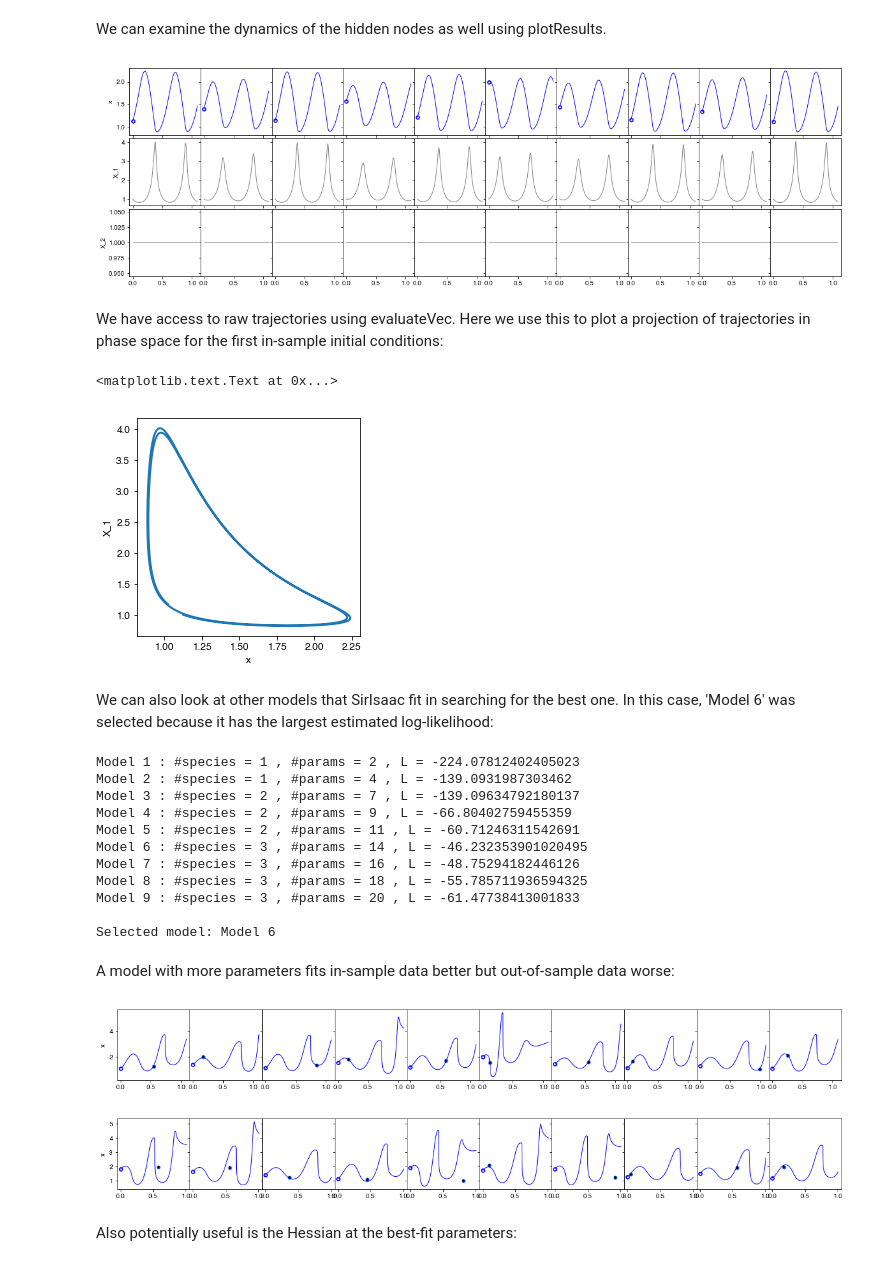
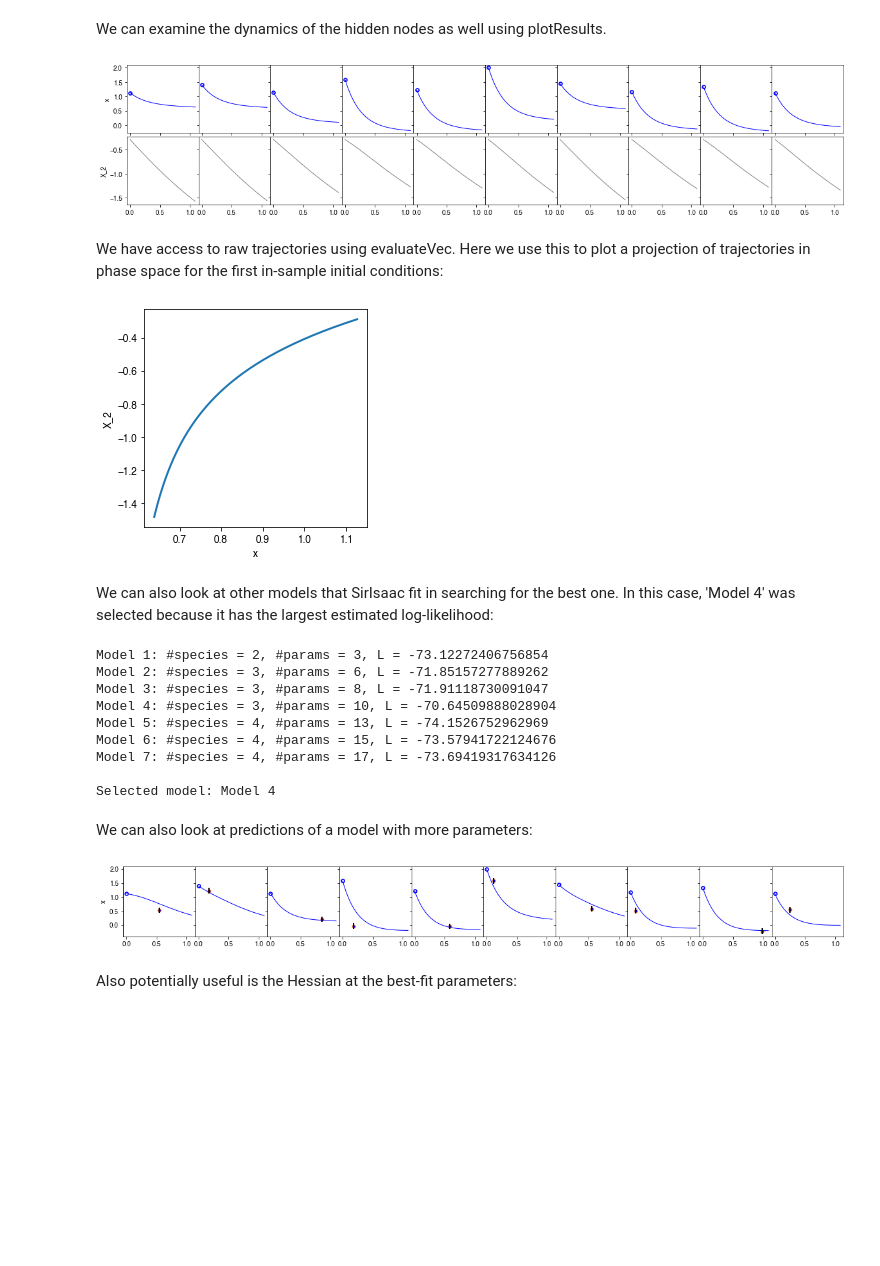
Before and after one commit to EmoryUniversityTheoreticalBiophysics/SirIsaac, a Jupyter notebook: simpleExample.ipynb, the cells around one changed output. Drawn from its saved outputs; the diff is of its cells as text; code cells hidden in the pictures; blank space fills up the shorter version.

Commit message:
update simpleExample to be simpler and quicker to run

```diff
--- a/simpleExample.ipynb
+++ b/simpleExample.ipynb
@@ -258,6 +279,6 @@ copying /Users/bryandaniels/anaconda2/lib/python2.7/site-packages/numpy/f2py/src
 # %%
 # Load saved version of fittingProblem that has already been fit.
-p = fittingProblem.load('simpleExample_savedFittingProblem.data')
+p = fittingProblem.load('simpleExample_savedFittingProblem.pkl')
 # %% [output]
 running build_ext
 running build_src
@@ -328,62 +477,56 @@ More details
 # %% [markdown]
 We can examine the dynamics of the hidden nodes as well using plotResults.
 # %%
-pylab.figure(figsize=(20,6))
+plt.figure(figsize=(20,4))
 m = p.getBestModel()
-m.plotResults(p.fittingData[:10],p.indepParamsList[:10],
-              plotInitialConditions=True,plotHiddenNodes=True);
+m.plotResults(p.fittingData[:10],
+              p.indepParamsList[:10],
+              plotInitialConditions=True,
+              plotHiddenNodes=True);
 # %% [output]
-[figure, old version]
+[figure, new version]
 # %% [markdown]
 We have access to raw trajectories using evaluateVec.  Here we use this to plot a projection of trajectories in phase space for the first in-sample initial conditions:
 # %%
-pylab.figure(figsize=(4,4))
-times = scipy.linspace(0,1,1000)
+plt.figure(figsize=(4,4))
+times = np.linspace(0,1,1000)
 xdata = m.evaluateVec(times,'x',p.indepParamsList[0])
-X1data = m.evaluateVec(times,'X_1',p.indepParamsList[0])
-fittingProblem.Plotting.plot(xdata,X1data)
-pylab.xlabel('x')
-pylab.ylabel('X_1')
+X2data = m.evaluateVec(times,'X_2',p.indepParamsList[0])
+fittingProblem.Plotting.plot(xdata,X2data)
+plt.xlabel('x')
+plt.ylabel('X_2');
 # %% [output]
-<matplotlib.text.Text at 0x...>
-[figure, old version]
+[figure, new version]
 # %% [markdown]
-We can also look at other models that SirIsaac fit in searching for the best one.  In this case, 'Model 6' was selected because it has the largest estimated log-likelihood:
+We can also look at other models that SirIsaac fit in searching for the best one.  In this case, 'Model 4' was selected because it has the largest estimated log-likelihood:
 # %%
 for name in p.fittingModelNames:
-  if name in p.logLikelihoodDict.keys():
-    print name, ': #species =',len(p.fittingModelDict[name].speciesNames),\
-                ', #params =',p.numParametersDict[name],\
-                ', L =', p.logLikelihoodDict[name]
-print
-print 'Selected model:',p.maxLogLikelihoodName()
+    if name in p.logLikelihoodDict.keys():
+        print('{}: #species = {}, #params = {}, L = {}'.format(name,
+              len(p.fittingModelDict[name].speciesNames),
+              p.numParametersDict[name],
+              p.logLikelihoodDict[name]))
+print()
+print('Selected model:',p.maxLogLikelihoodName())
 # %% [output]
-Model 1 : #species = 1 , #params = 2 , L = -224.07812402405023
-Model 2 : #species = 1 , #params = 4 , L = -139.0931987303462
-Model 3 : #species = 2 , #params = 7 , L = -139.09634792180137
-Model 4 : #species = 2 , #params = 9 , L = -66.80402759455359
-Model 5 : #species = 2 , #params = 11 , L = -60.71246311542691
-Model 6 : #species = 3 , #params = 14 , L = -46.232353901020495
-Model 7 : #species = 3 , #params = 16 , L = -48.75294182446126
-Model 8 : #species = 3 , #params = 18 , L = -55.785711936594325
-Model 9 : #species = 3 , #params = 20 , L = -61.47738413001833
+Model 1: #species = 2, #params = 3, L = -73.12272406756854
+Model 2: #species = 3, #params = 6, L = -71.85157277889262
+Model 3: #species = 3, #params = 8, L = -71.91118730091047
+Model 4: #species = 3, #params = 10, L = -70.64509888028904
+Model 5: #species = 4, #params = 13, L = -74.1526752962969
+Model 6: #species = 4, #params = 15, L = -73.57941722124676
+Model 7: #species = 4, #params = 17, L = -73.69419317634126
 
-Selected model: Model 6
+Selected model: Model 4
-# %% [markdown]
-A model with more parameters fits in-sample data better but out-of-sample data worse:
+# %% [markdown]
+We can also look at predictions of a model with more parameters:
 # %%
-pylab.figure(figsize=(20,2))
-m2 = p.fittingModelDict['Model 9']
+plt.figure(figsize=(20,2))
+m2 = p.fittingModelDict['Model 7']
 m2.plotResults(sirIsaacData[:10],indepParamsList[:10],
               plotInitialConditions=True,plotFittingData=True);
 # %% [output]
-[figure, old version]
+[figure, new version]
-# %%
-pylab.figure(figsize=(20,2))
-m2.plotResults(sirIsaacData[30:40],indepParamsList[30:40],
-              plotInitialConditions=True,plotFittingData=True);
-# %% [output]
-[figure, removed]
 # %% [markdown]
 Also potentially useful is the Hessian at the best-fit parameters:
 # %%
```
Also changed, not shown: parts of 23 cells of this notebook, 6 other files.
